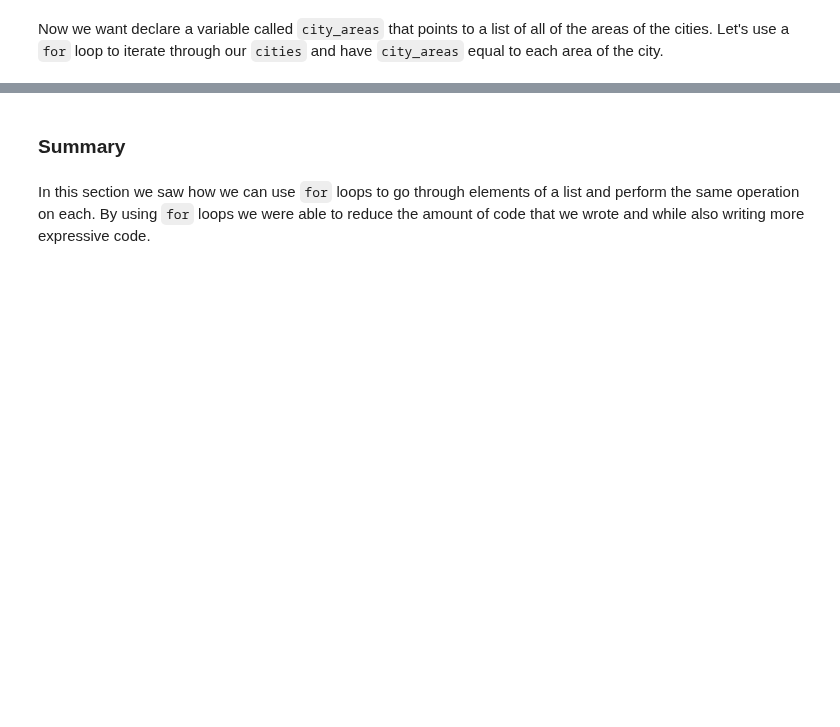
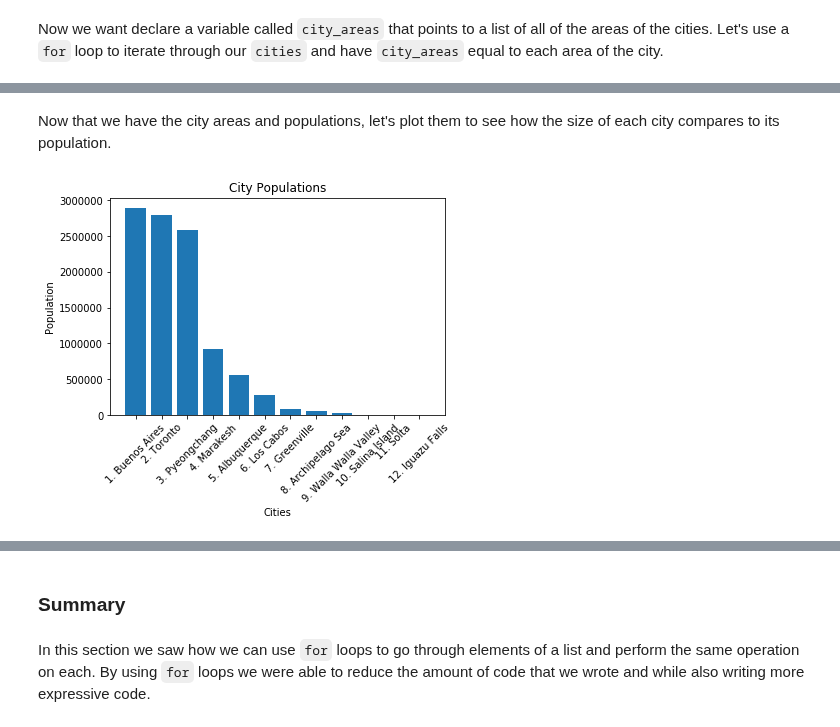
Before and after one commit to learn-co-curriculum/dsc-looping-over-collections-lab, a Jupyter notebook: index.ipynb, the cells around one changed output, grey strips where cells are left out. Saved outputs shown, nothing was run; the diff lists cells and outputs as text; code cells hidden in the pictures; blank space fills up the shorter version.

```diff
--- a/index.ipynb
+++ b/index.ipynb
@@ -129,0 +172,12 @@ plotly.offline.iplot([trace_populations, trace_areas])
+# %% [markdown]
+Now that we have the city areas and populations, let's plot them to see how the size of each city compares to its population.
+# %%
+plt.bar(names_and_ranks, city_populations)
+
+plt.ylabel('Population')
+plt.xlabel('Cities')
+plt.title('City Populations')
+plt.xticks(rotation=45)
+plt.show()
+# %% [output]
+[figure, added]
```
Also changed, not shown: parts of 20 cells of this notebook, 6 other files.
